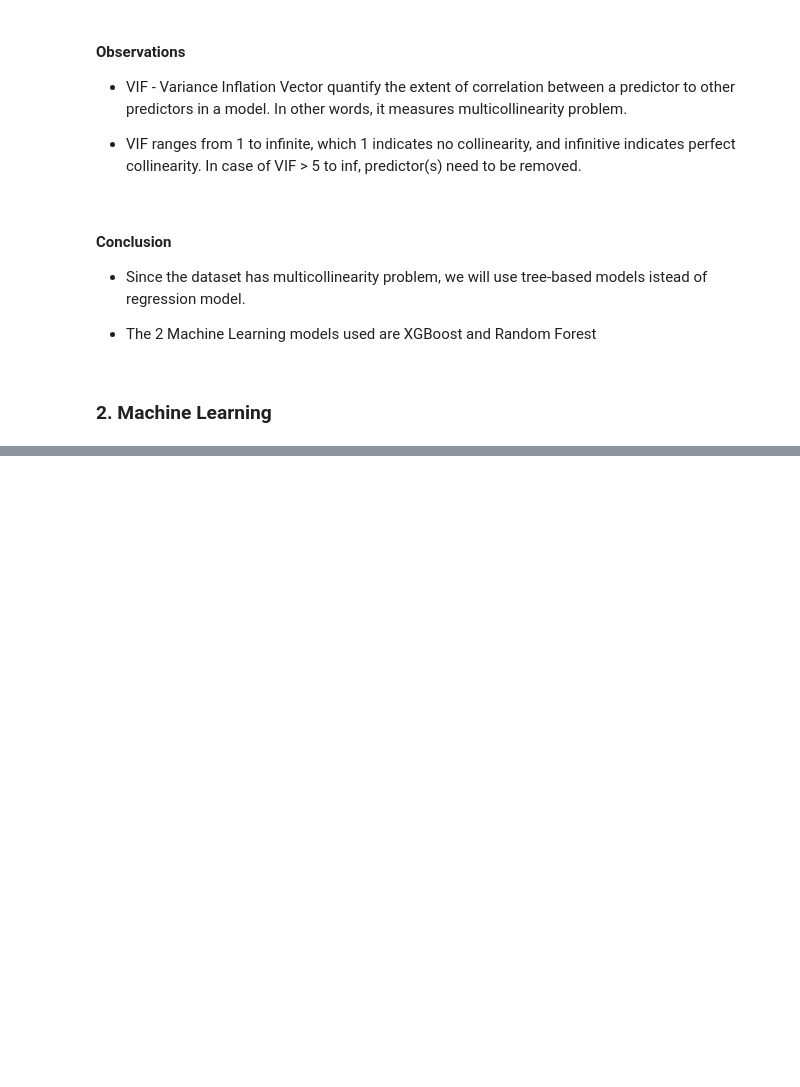
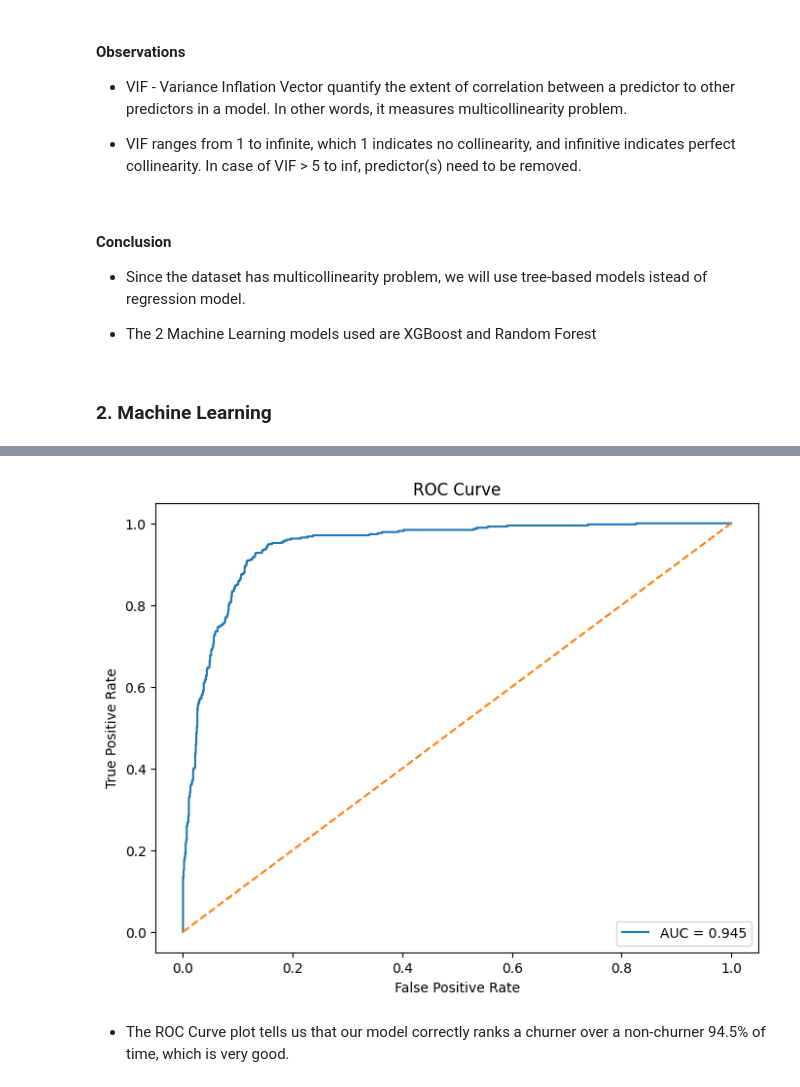
Before and after one commit to annguyenhuynh/AIT736-Team3, a Jupyter notebook: notebooks/churn_model.ipynb, the cells around one changed output, grey strips where cells are left out. Saved outputs shown, nothing was run; the diff lists cells and outputs as text; code cells hidden in the pictures; blank space fills up the shorter version.

```diff
--- a/notebooks/EDA.ipynb
+++ b/notebooks/churn_model.ipynb
@@ -321,0 +580,18 @@ vif_data.sort_values("VIF", ascending=False)
+# %%
+y_prob = model.predict_proba(X_test)[:, 1]
+
+fpr, tpr, _ = roc_curve(y_test, y_prob)
+roc_auc = auc(fpr, tpr)
+
+plt.figure(figsize=(8,6))
+plt.plot(fpr, tpr, label=f"AUC = {roc_auc:.3f}")
+plt.plot([0, 1], [0, 1], linestyle="--")
+plt.xlabel("False Positive Rate")
+plt.ylabel("True Positive Rate")
+plt.title("ROC Curve")
+plt.legend(loc="lower right")
+plt.show()
+# %% [output]
+[figure, added]
+# %% [markdown]
+* The ROC Curve plot tells us that our model correctly ranks a churner over a non-churner 94.5% of time, which is very good.
```
Also changed, not shown: parts of 28 cells of this notebook, 9 other files.
